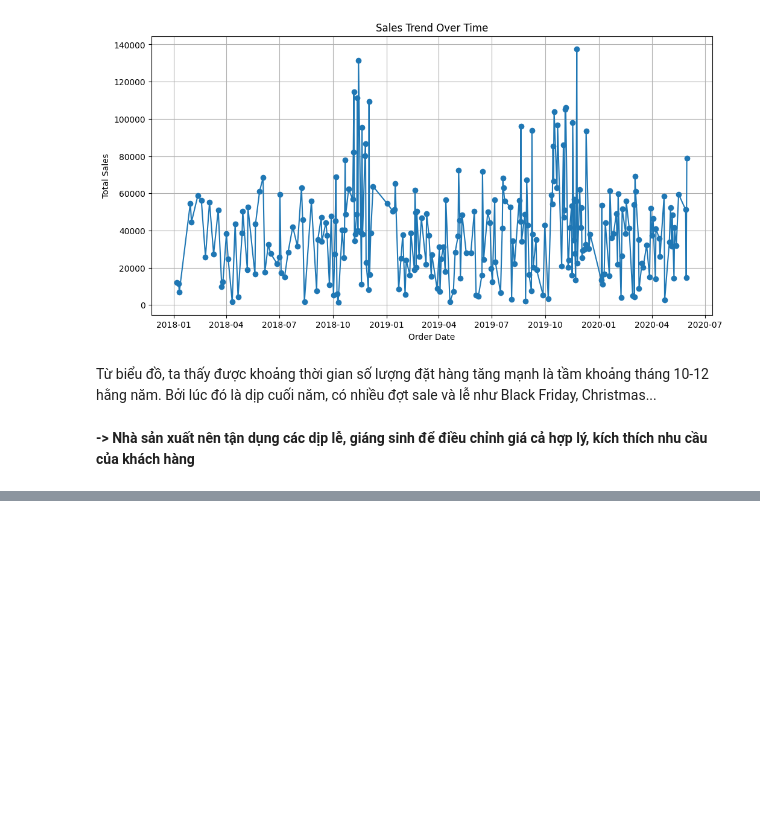
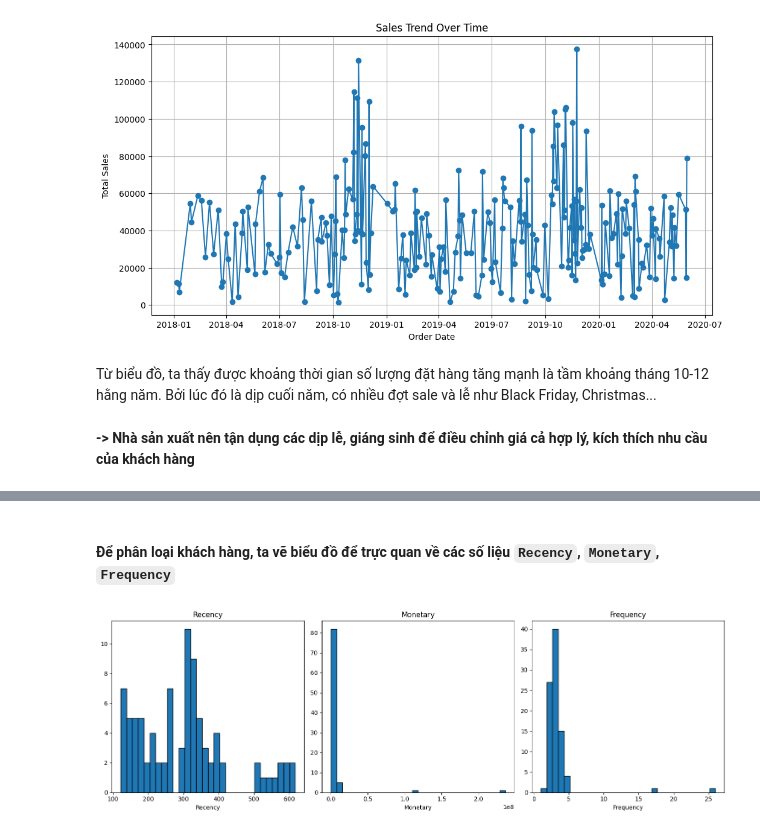
Before and after one commit to fabyanbui/Programming4DS_FinalProject, a Jupyter notebook: notebooks/3.2-eda.ipynb, the cells around one changed output, grey strips where cells are left out. Drawn from its saved outputs; the diff is of its cells as text; code cells hidden in the pictures; blank space fills up the shorter version.

```diff
--- a/notebooks/3.2-eda.ipynb
+++ b/notebooks/3.2-eda.ipynb
@@ -165,0 +160,16 @@ processed_df['customer_name'].nunique()
+# %% [markdown]
+#### Để phân loại khách hàng, ta vẽ biểu đồ để trực quan về các số liệu `Recency`, `Monetary`, `Frequency`
+# %%
+cols = ['Recency', 'Monetary', 'Frequency']
+# Plot histograms
+fig, ax = plt.subplots(1, 3, figsize=(15, 5))
+
+for i, col in enumerate(cols):
+    ax[i].hist(rfm_segment[col], bins=30, edgecolor='black')
+    ax[i].set_xlabel(col)
+    ax[i].set_title(f'{col}')
+plt.tight_layout()
+
+plt.show()
+# %% [output]
+[figure, added]
```
Also changed, not shown: parts of 25 cells of this notebook, 1 other file.
